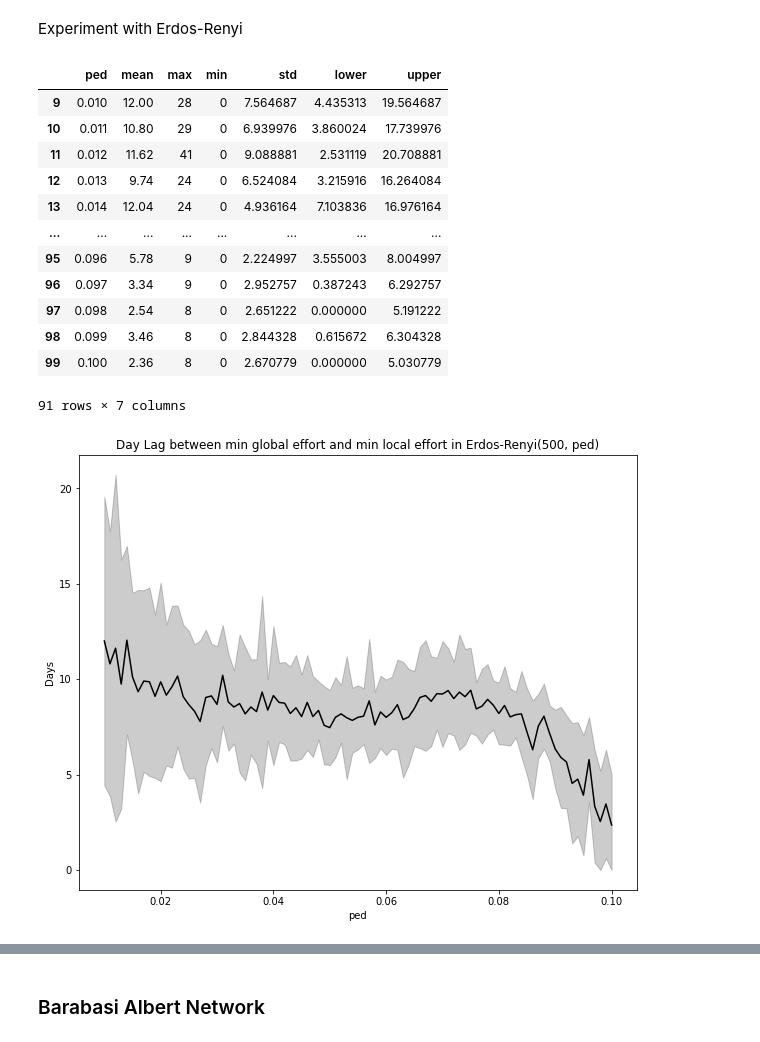
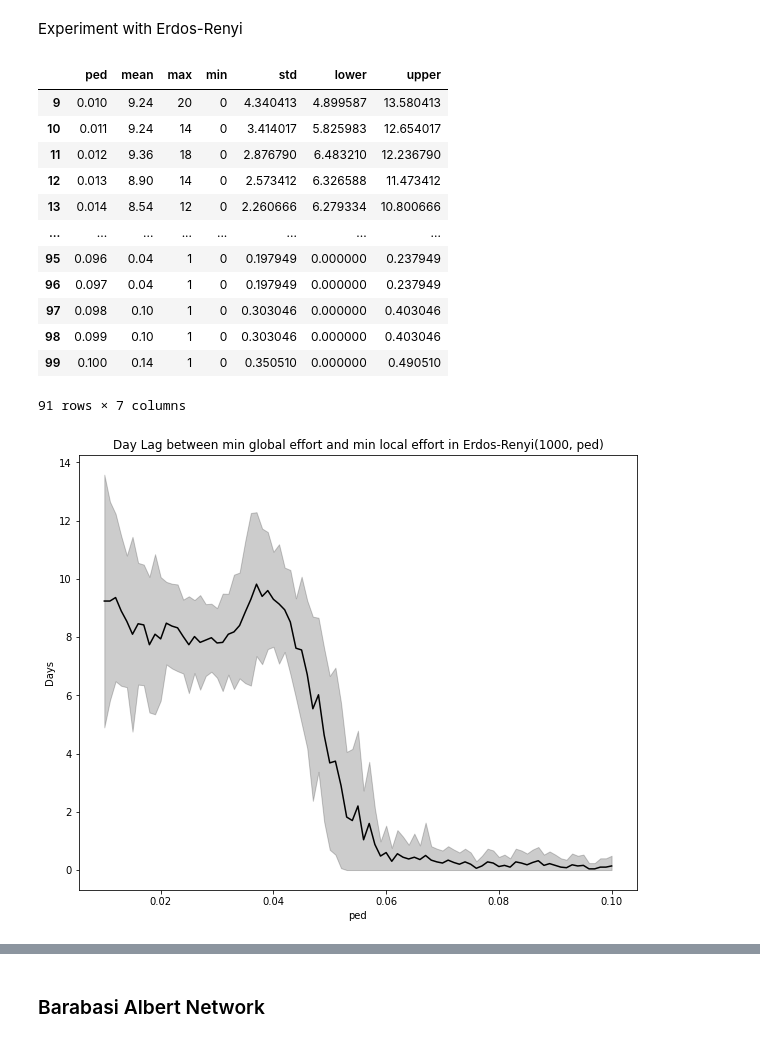
Before and after one commit to JimmyCalvoMonge/AdaptiveNetworks, a Jupyter notebook: network_experiments.ipynb, the cells around one changed output, grey strips where cells are left out. Drawn from its saved outputs; the diff is of its cells as text; code cells hidden in the pictures.

```diff
--- a/network_experiments.ipynb
+++ b/network_experiments.ipynb
@@ -731,7 +731,7 @@ Not important ...
 # %% [markdown]
 Experiment with Erdos-Renyi
 # %%
-bepidist_data_c = pd.read_csv('./Data/bepidist_ntwk_conn_erdos_renyi.csv')
+bepidist_data_c = pd.read_csv('./Data/bepidist_ntwk_conn_erdos_renyi_1000.csv')
 bepidist_data_c = bepidist_data_c.groupby(['ped'], as_index=False).agg({'day_lags': ['mean', 'max', 'min', 'std']})
 bepidist_data_c.columns = bepidist_data_c.columns.droplevel()
 bepidist_data_c.columns = ['ped', 'mean', 'max', 'min', 'std']
@@ -742,25 +742,25 @@ bepidist_data_c = bepidist_data_c[bepidist_data_c['ped']>=0.01]
 bepidist_data_c
 # %% [output]
 |  | ped | mean | max | min | std | lower | upper |
-| 9 | 0.010 | 12.00 | 28 | 0 | 7.564687 | 4.435313 | 19.564687 |
-| 10 | 0.011 | 10.80 | 29 | 0 | 6.939976 | 3.860024 | 17.739976 |
-| 11 | 0.012 | 11.62 | 41 | 0 | 9.088881 | 2.531119 | 20.708881 |
-| 12 | 0.013 | 9.74 | 24 | 0 | 6.524084 | 3.215916 | 16.264084 |
-| 13 | 0.014 | 12.04 | 24 | 0 | 4.936164 | 7.103836 | 16.976164 |
+| 9 | 0.010 | 9.24 | 20 | 0 | 4.340413 | 4.899587 | 13.580413 |
+| 10 | 0.011 | 9.24 | 14 | 0 | 3.414017 | 5.825983 | 12.654017 |
+| 11 | 0.012 | 9.36 | 18 | 0 | 2.876790 | 6.483210 | 12.236790 |
+| 12 | 0.013 | 8.90 | 14 | 0 | 2.573412 | 6.326588 | 11.473412 |
+| 13 | 0.014 | 8.54 | 12 | 0 | 2.260666 | 6.279334 | 10.800666 |
 | ... | ... | ... | ... | ... | ... | ... | ... |
-| 95 | 0.096 | 5.78 | 9 | 0 | 2.224997 | 3.555003 | 8.004997 |
-| 96 | 0.097 | 3.34 | 9 | 0 | 2.952757 | 0.387243 | 6.292757 |
-| 97 | 0.098 | 2.54 | 8 | 0 | 2.651222 | 0.000000 | 5.191222 |
-| 98 | 0.099 | 3.46 | 8 | 0 | 2.844328 | 0.615672 | 6.304328 |
-| 99 | 0.100 | 2.36 | 8 | 0 | 2.670779 | 0.000000 | 5.030779 |
+| 95 | 0.096 | 0.04 | 1 | 0 | 0.197949 | 0.000000 | 0.237949 |
+| 96 | 0.097 | 0.04 | 1 | 0 | 0.197949 | 0.000000 | 0.237949 |
+| 97 | 0.098 | 0.10 | 1 | 0 | 0.303046 | 0.000000 | 0.403046 |
+| 98 | 0.099 | 0.10 | 1 | 0 | 0.303046 | 0.000000 | 0.403046 |
+| 99 | 0.100 | 0.14 | 1 | 0 | 0.350510 | 0.000000 | 0.490510 |
 91 rows × 7 columns
 # %%
 plt.figure(figsize=(10,8))
 plt.plot(bepidist_data_c['ped'], bepidist_data_c['mean'], '-k', label="Network avg. edges reduction")
 plt.fill_between(bepidist_data_c['ped'], bepidist_data_c['lower'], bepidist_data_c['upper'], color="k", alpha=0.2)
-plt.title("Day Lag between min global effort and min local effort in Erdos-Renyi(500, ped)")
+plt.title("Day Lag between min global effort and min local effort in Erdos-Renyi(1000, ped)")
 plt.xlabel("ped")
 plt.ylabel("Days")
 plt.show()
 # %% [output]
-[figure, old version]
+[figure, new version]
```
Also changed, not shown: parts of 2 cells of this notebook, 4 other files.
